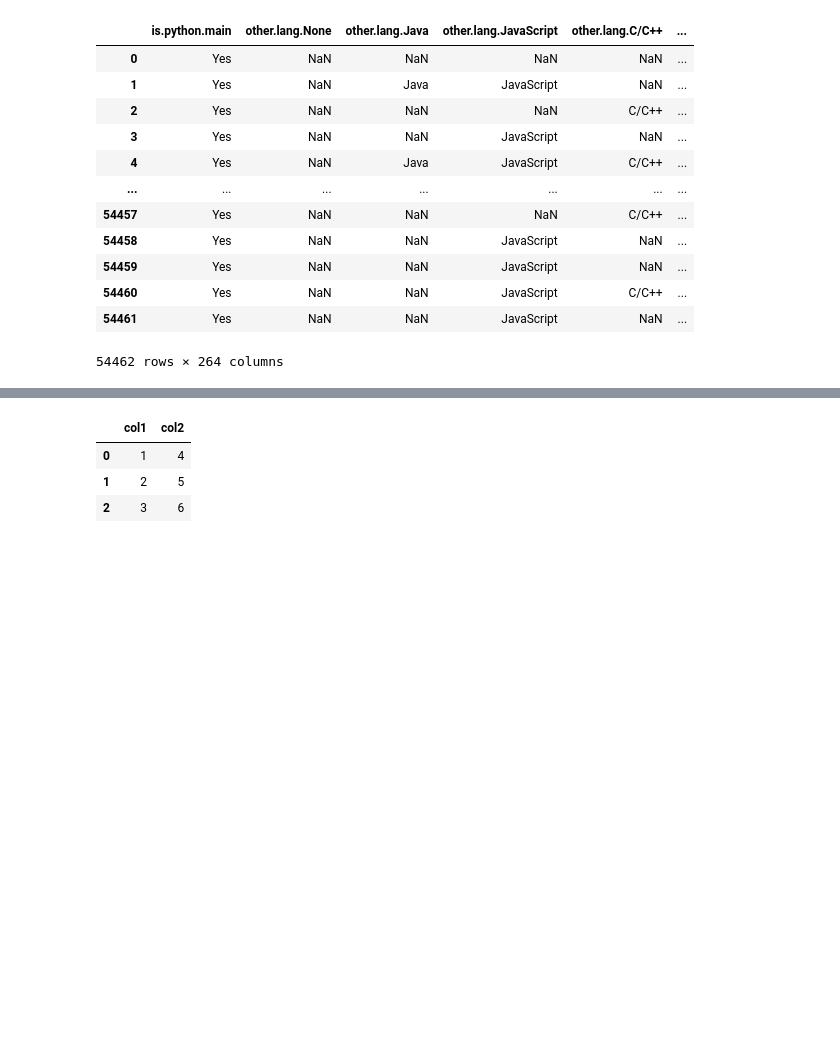
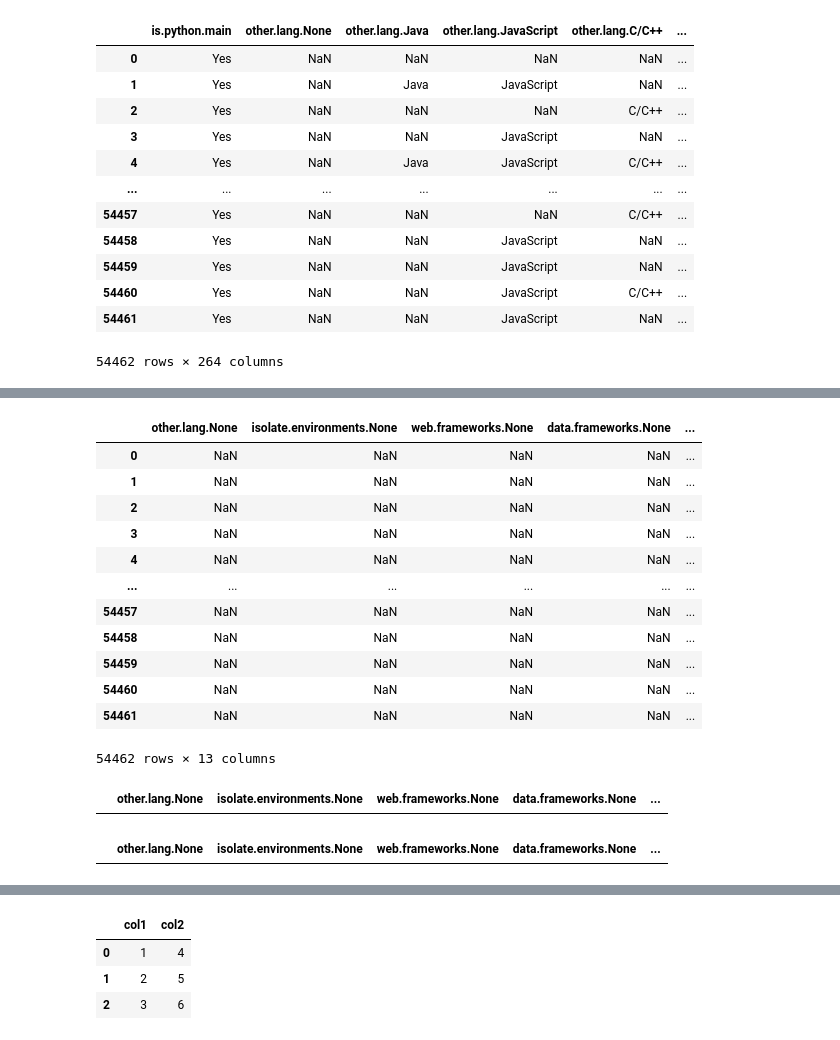
Before and after one commit to stevechengnyc/effective-pandas, a Jupyter notebook: 21-creating-and-updating-columns.ipynb, the cells around one changed output, grey strips where cells are left out. Saved outputs shown, nothing was run; the diff lists cells and outputs as text; code cells hidden in the pictures; blank space fills up the shorter version.

```diff
--- a/21-creating-and-updating-columns.ipynb
+++ b/21-creating-and-updating-columns.ipynb
@@ -24,0 +79,24 @@ jb
+# %%
+jb.select_dtypes('float')
+# %% [output]
+|  | other.lang.None | isolate.environments.None | web.frameworks.None | data.frameworks.None | ... |
+| 0 | NaN | NaN | NaN | NaN | ... |
+| 1 | NaN | NaN | NaN | NaN | ... |
+| 2 | NaN | NaN | NaN | NaN | ... |
+| 3 | NaN | NaN | NaN | NaN | ... |
+| 4 | NaN | NaN | NaN | NaN | ... |
+| ... | ... | ... | ... | ... | ... |
+| 54457 | NaN | NaN | NaN | NaN | ... |
+| 54458 | NaN | NaN | NaN | NaN | ... |
+| 54459 | NaN | NaN | NaN | NaN | ... |
+| 54460 | NaN | NaN | NaN | NaN | ... |
+| 54461 | NaN | NaN | NaN | NaN | ... |
+54462 rows × 13 columns
+# %%
+jb.select_dtypes('float').dropna()
+# %% [output]
+|  | other.lang.None | isolate.environments.None | web.frameworks.None | data.frameworks.None | ... |
+# %%
+jb.select_dtypes('float').dropna().head()
+# %% [output]
+|  | other.lang.None | isolate.environments.None | web.frameworks.None | data.frameworks.None | ... |
```
Also changed, not shown: parts of 62 cells of this notebook.
